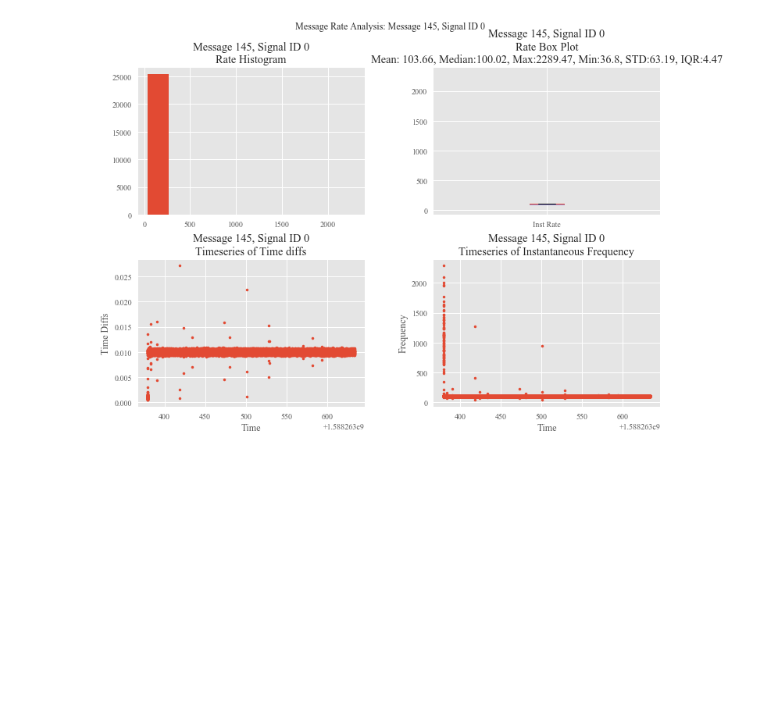
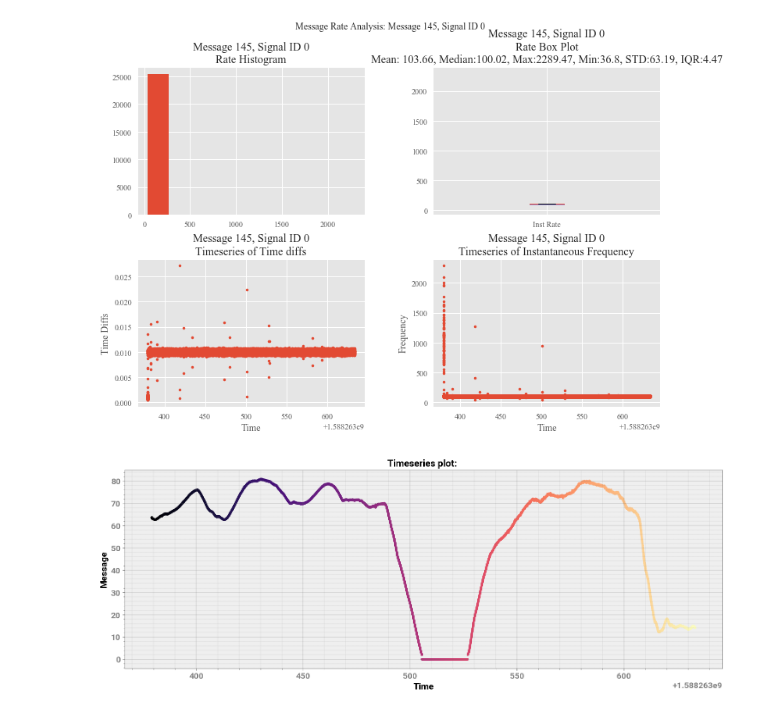
Before and after one commit to jmscslgroup/strym, a Jupyter notebook: notebook/Honda Pilot Data Throughput.ipynb, the cells around one changed output. Drawn from its saved outputs; the diff is of its cells as text; code cells hidden in the pictures; blank space fills up the shorter version.

```diff
--- a/notebook/Honda Pilot Data Throughput.ipynb
+++ b/notebook/Honda Pilot Data Throughput.ipynb
@@ -68,3 +71,8 @@ strym.ranalyze(msgs145_0, title="Message 145, Signal ID 0")
 Analyzing Timestamp and Data Rate of Message 145, Signal ID 0
 Interquartile Range of Rate for Message 145, Signal ID 0 is 4.47148348251315
 [figure]
+# %%
+msgs464_0 = r.get_ts(464,0)
+strym.plt_ts(msgs464_0)
+# %% [output]
+[figure, added]
```
Also changed, not shown: parts of 12 cells of this notebook, 1 other file.
